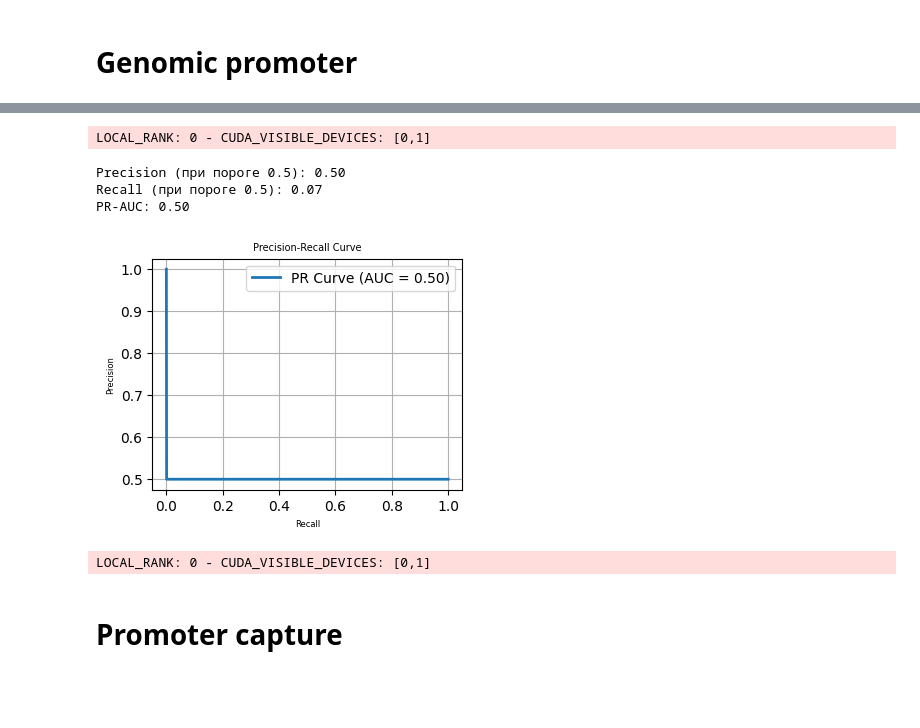
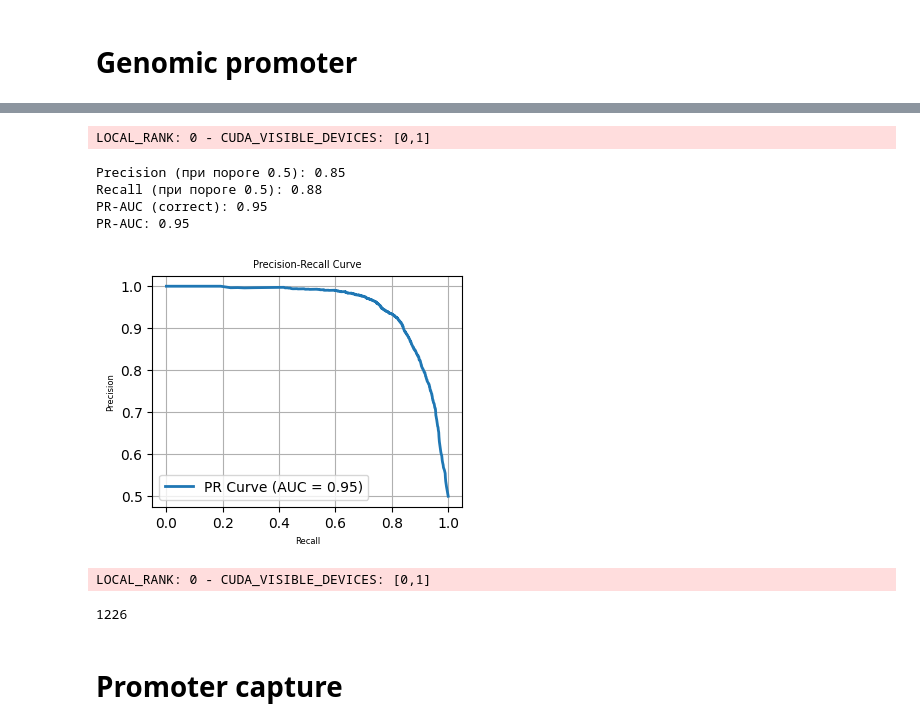
Before and after one commit to autosome-imtf/MPRA-MNIST, a Jupyter notebook: examples/MassiveStarrSeq_example.ipynb, the cells around one changed output, grey strips where cells are left out. Cells and saved outputs as stored; diff of their text form; code cells hidden in the pictures; blank space fills up the shorter version.

Commit message:
current progress, SuRE_example regression is not working correctly

```diff
--- a/examples/MassiveStarrSeq_example.ipynb
+++ b/examples/MassiveStarrSeq_example.ipynb
@@ -140,7 +141,7 @@ class Seq1Model(L.LightningModule):
         return [self.optimizer], [lr_scheduler_config]
 # %%
 import sklearn
-from sklearn.metrics import precision_score, recall_score, precision_recall_curve, auc
+from sklearn.metrics import precision_score, recall_score, precision_recall_curve, auc, average_precision_score
 import matplotlib.pyplot as plt
 def plotting_PR_AUC(seq_model, loader):
     act = nn.Sigmoid()
@@ -163,9 +164,11 @@ def plotting_PR_AUC(seq_model, loader):
 
     precision = precision_score(y_true, y_pred)
     recall = recall_score(y_true, y_pred)
+    prauc = average_precision_score(y_true, y_scores)
 
     print(f"Precision (при пороге {threshold}): {precision:.2f}")
     print(f"Recall (при пороге {threshold}): {recall:.2f}")
+    print(f"PR-AUC (correct): {prauc:.2f}")
 
     # 2. Построение PR-кривой
     precision_vals, recall_vals, thresholds = precision_recall_curve(y_true, y_scores)
@@ -334,10 +295,11 @@ class Simple_Net(nn.Module):
 BATCH_SIZE = 128
 NUM_WORKERS = 103
 train_transform = t.Compose([
-    t.Seq2Tensor()
+    t.Seq2Tensor(),
+    t.Reverse(0.5)
 ])
 val_test_transform = t.Compose([
-    t.Seq2Tensor()
+    #t.Seq2Tensor()
 ])
 task = "genomicpromoter"
 train_dataset = MassiveStarrDataset(task = task, split = "train",transform = train_transform)
@@ -353,11 +320,11 @@ test_loader = data.DataLoader(dataset=test_dataset, batch_size=BATCH_SIZE, shuff
 # %%
-seq_model = Seq1Model(seq_len=len(train_dataset[0][0][0]), lr = 0.01)
+seq_model = Seq1Model(seq_len=len(train_dataset[0][0][0]), lr = 3e-3)
 
 # Initialize a trainer
 trainer = L.Trainer(
     accelerator="gpu",
     devices=[0],
-    max_epochs=5,
+    max_epochs=20,
     gradient_clip_val=1,
     precision='16-mixed',
     enable_progress_bar = False,
@@ -411,11 +360,12 @@ To enable the following instructions: AVX2 AVX512F AVX512_VNNI FMA, in other ope
 # %%
-plotting_PR_AUC(seq_model, test_loader)
+plotting_PR_AUC(seq_model, val_loader)
 # %% [output]
 LOCAL_RANK: 0 - CUDA_VISIBLE_DEVICES: [0,1]
-Precision (при пороге 0.5): 0.50
-Recall (при пороге 0.5): 0.07
-PR-AUC: 0.50
+Precision (при пороге 0.5): 0.85
+Recall (при пороге 0.5): 0.88
+PR-AUC (correct): 0.95
+PR-AUC: 0.95
-[figure, old version]
+[figure, new version]
 # %%
 act = nn.Sigmoid()
     #get predicted values
@@ -431,6 +381,10 @@ targets = torch.tensor(torch.concat(targets).cpu().numpy())
 y_preds = act(y_preds)
 # %% [output]
 LOCAL_RANK: 0 - CUDA_VISIBLE_DEVICES: [0,1]
+# %%
+len(y_preds[y_preds > 0.5])
+# %% [output]
+1226
 # %% [markdown]
 # Promoter capture
 # %%
```
Also changed, not shown: parts of 24 cells of this notebook, 14 other files.
